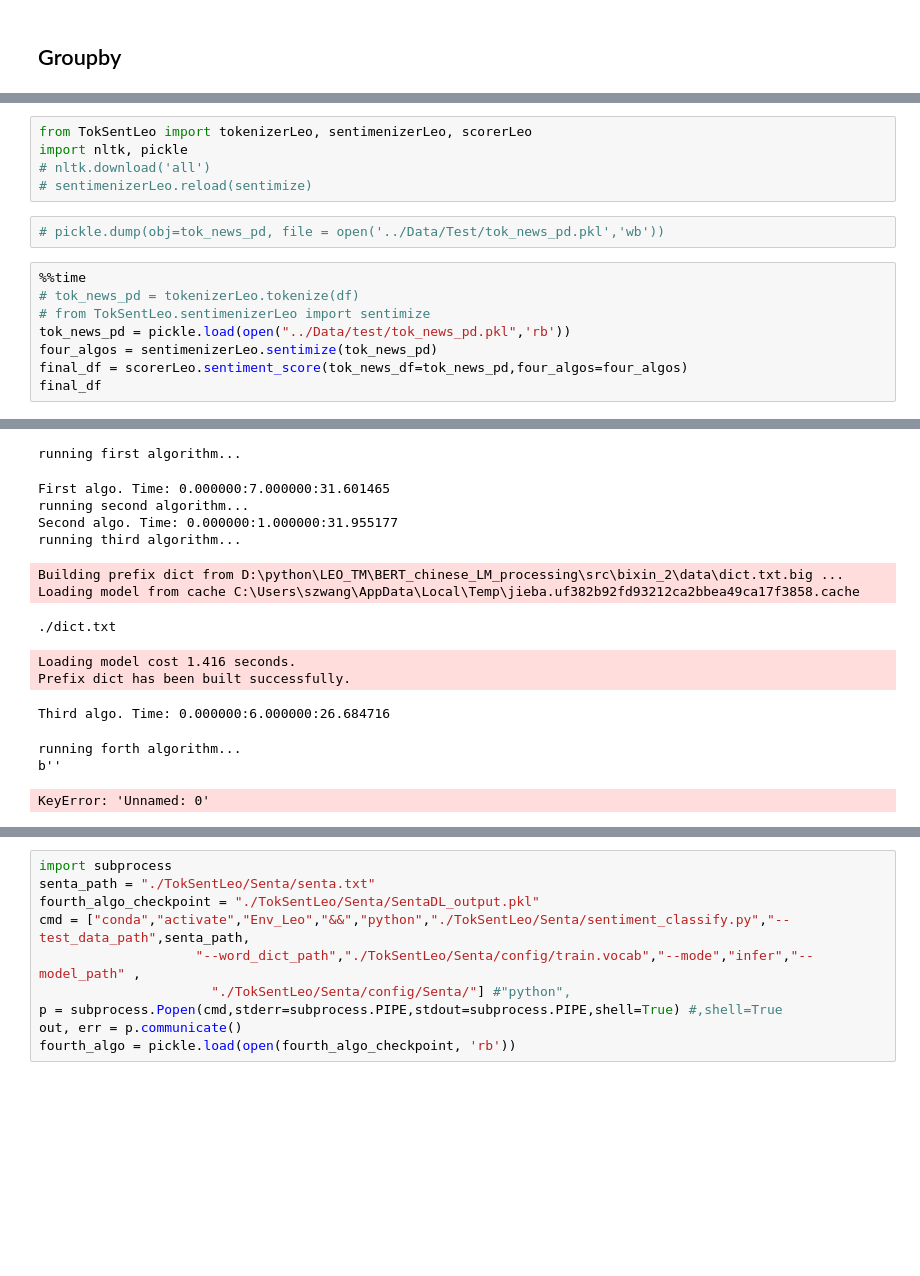
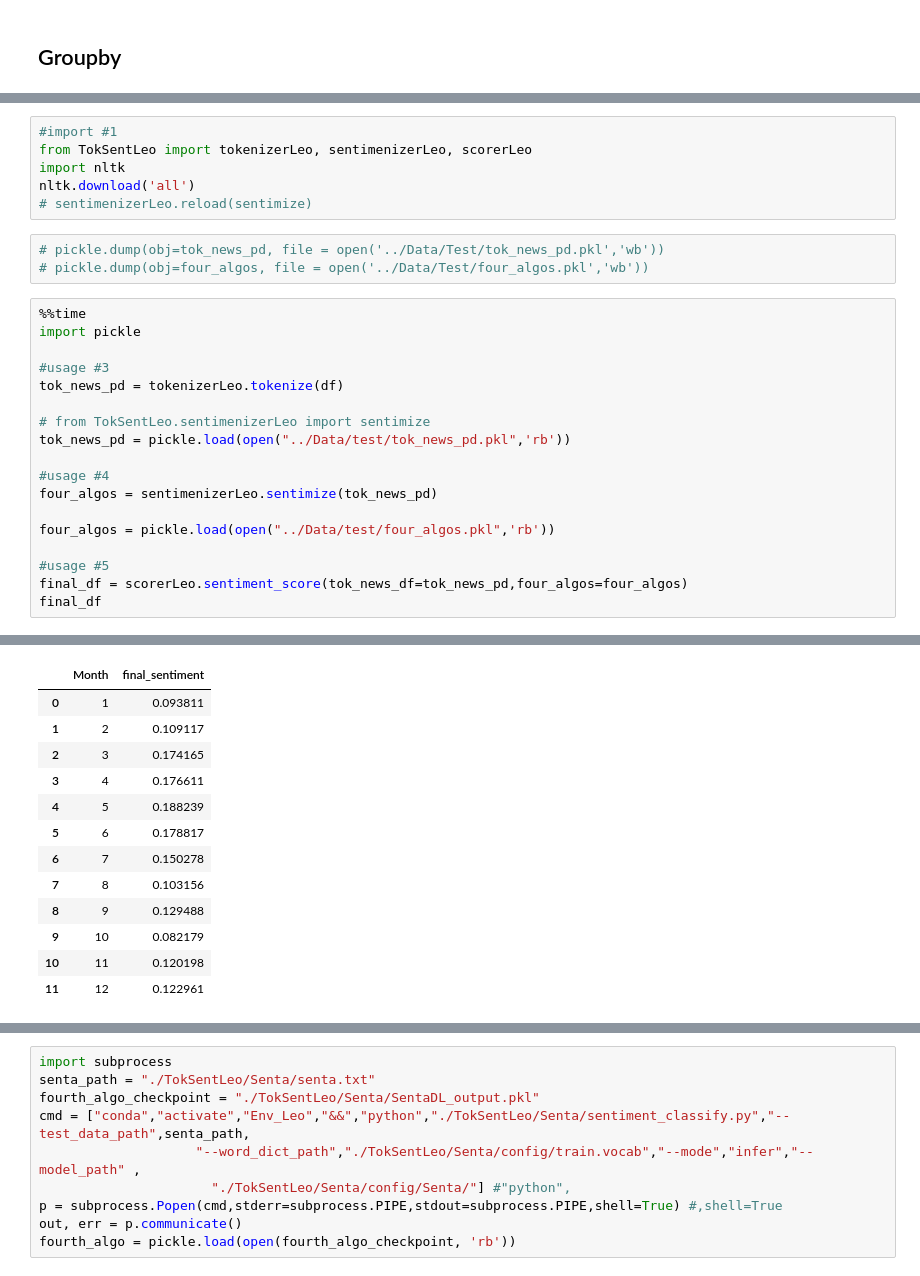
Before and after one commit to tychen5/BERT_chinese_LM_processing, a Jupyter notebook: src/Test.ipynb, the cells around one changed output, grey strips where cells are left out. Saved outputs shown, nothing was run; the diff lists cells and outputs as text; blank space fills up the shorter version.

```diff
--- a/src/Test.ipynb
+++ b/src/Test.ipynb
@@ -134,16 +135,28 @@ df
 # %%
+#import #1
 from TokSentLeo import tokenizerLeo, sentimenizerLeo, scorerLeo
-import nltk, pickle
-# nltk.download('all')
+import nltk
+nltk.download('all')
 # sentimenizerLeo.reload(sentimize)
 # %%
 # pickle.dump(obj=tok_news_pd, file = open('../Data/Test/tok_news_pd.pkl','wb'))
+# pickle.dump(obj=four_algos, file = open('../Data/Test/four_algos.pkl','wb'))
 # %%
 %%time
-# tok_news_pd = tokenizerLeo.tokenize(df)
+import pickle
+
+#usage #3
+tok_news_pd = tokenizerLeo.tokenize(df)
+
 # from TokSentLeo.sentimenizerLeo import sentimize
 tok_news_pd = pickle.load(open("../Data/test/tok_news_pd.pkl",'rb'))
+
+#usage #4
 four_algos = sentimenizerLeo.sentimize(tok_news_pd)
+
+four_algos = pickle.load(open("../Data/test/four_algos.pkl",'rb'))
+
+#usage #5
 final_df = scorerLeo.sentiment_score(tok_news_df=tok_news_pd,four_algos=four_algos)
 final_df
 # %% [output]
@@ -167,14 +167,13 @@ final_df
-running first algorithm...
-First algo. Time: 0.000000:7.000000:31.601465
-running second algorithm...
-Second algo. Time: 0.000000:1.000000:31.955177
-running third algorithm...
-Building prefix dict from D:\python\LEO_TM\BERT_chinese_LM_processing\src\bixin_2\data\dict.txt.big ...
-Loading model from cache C:\Users\szwang\AppData\Local\Temp\jieba.uf382b92fd93212ca2bbea49ca17f3858.cache
-./dict.txt
-Loading model cost 1.416 seconds.
-Prefix dict has been built successfully.
-Third algo. Time: 0.000000:6.000000:26.684716
-running forth algorithm...
-b''
-KeyError: 'Unnamed: 0'
+|  | Month | final_sentiment |
+| 0 | 1 | 0.093811 |
+| 1 | 2 | 0.109117 |
+| 2 | 3 | 0.174165 |
+| 3 | 4 | 0.176611 |
+| 4 | 5 | 0.188239 |
+| 5 | 6 | 0.178817 |
+| 6 | 7 | 0.150278 |
+| 7 | 8 | 0.103156 |
+| 8 | 9 | 0.129488 |
+| 9 | 10 | 0.082179 |
+| 10 | 11 | 0.120198 |
+| 11 | 12 | 0.122961 |
```
Also changed, not shown: parts of 5 cells of this notebook, 3 other files.
